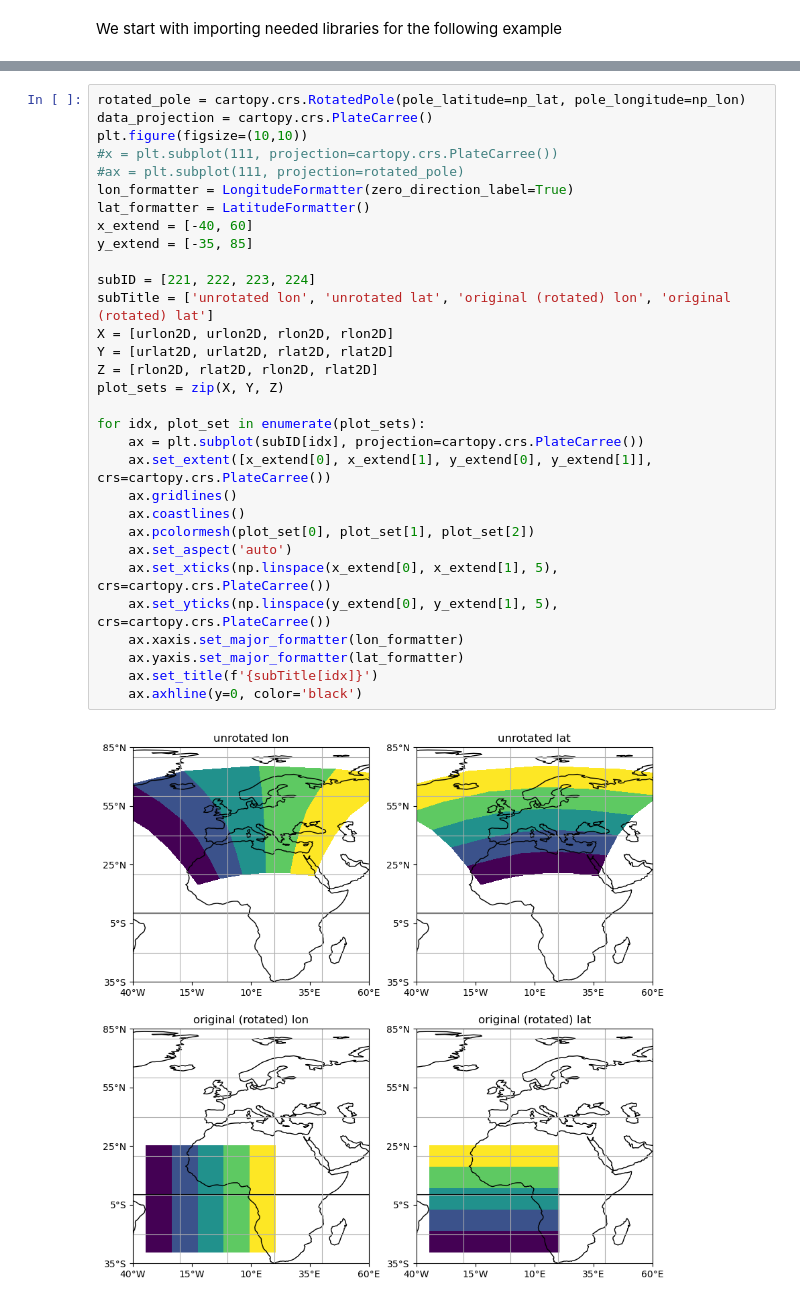
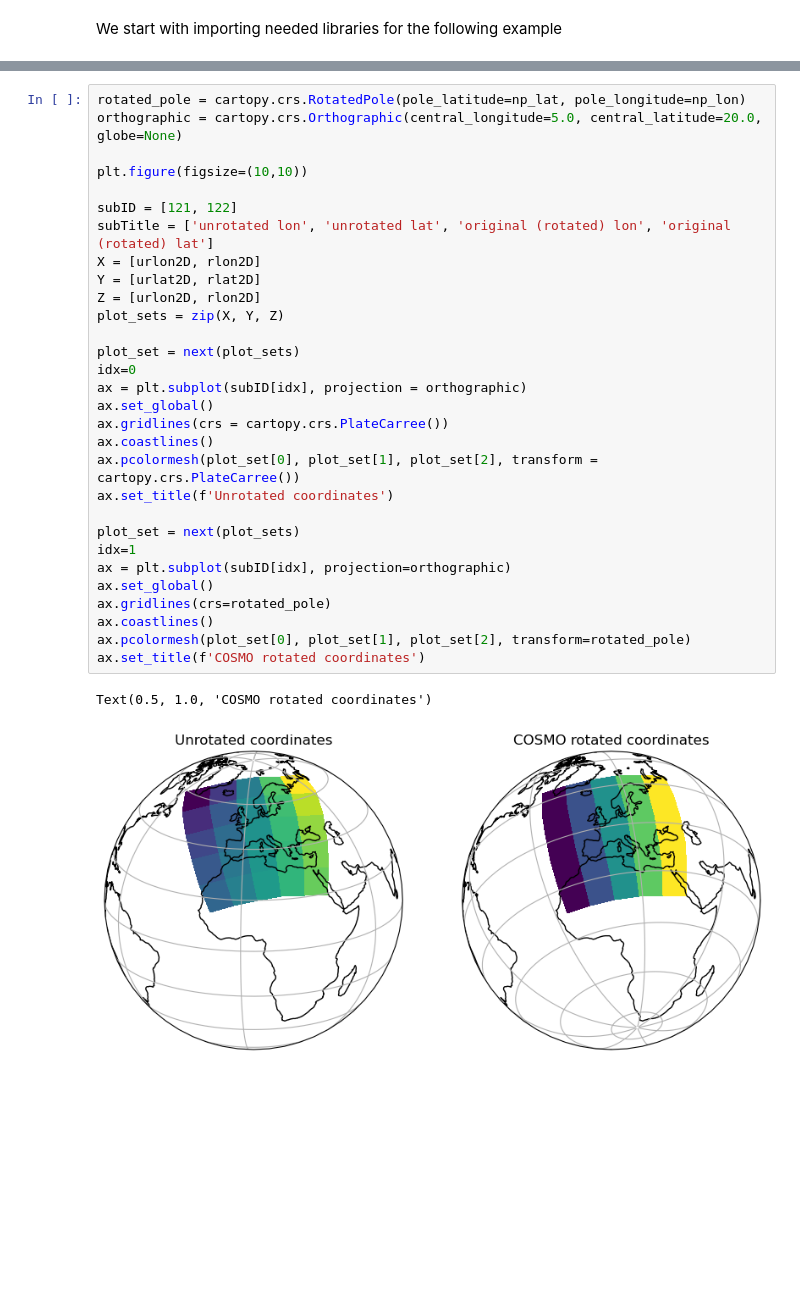
Before and after one commit to HPSCTerrSys/SLOTH, a Jupyter notebook: examples/ex_coordTrafo.ipynb, the cells around one changed output, grey strips where cells are left out. Drawn from its saved outputs; the diff is of its cells as text; blank space fills up the shorter version.

Commit message:
Update ex_coordTrafo.ipynb
- update ex_coordTrafo.ipynb for more easy understanding

```diff
--- a/examples/ex_coordTrafo.ipynb
+++ b/examples/ex_coordTrafo.ipynb
@@ -183,33 +101,33 @@ rlat2D:
 # %%
 rotated_pole = cartopy.crs.RotatedPole(pole_latitude=np_lat, pole_longitude=np_lon)
-data_projection = cartopy.crs.PlateCarree()
+orthographic = cartopy.crs.Orthographic(central_longitude=5.0, central_latitude=20.0, globe=None)
+
 plt.figure(figsize=(10,10))
-#x = plt.subplot(111, projection=cartopy.crs.PlateCarree())
-#ax = plt.subplot(111, projection=rotated_pole)
-lon_formatter = LongitudeFormatter(zero_direction_label=True)
-lat_formatter = LatitudeFormatter()
-x_extend = [-40, 60]
-y_extend = [-35, 85]
 
-subID = [221, 222, 223, 224]
+subID = [121, 122]
 subTitle = ['unrotated lon', 'unrotated lat', 'original (rotated) lon', 'original (rotated) lat']
-X = [urlon2D, urlon2D, rlon2D, rlon2D]
-Y = [urlat2D, urlat2D, rlat2D, rlat2D]
-Z = [rlon2D, rlat2D, rlon2D, rlat2D]
+X = [urlon2D, rlon2D]
+Y = [urlat2D, rlat2D]
+Z = [urlon2D, rlon2D]
 plot_sets = zip(X, Y, Z)
 
-for idx, plot_set in enumerate(plot_sets):
-    ax = plt.subplot(subID[idx], projection=cartopy.crs.PlateCarree())
-    ax.set_extent([x_extend[0], x_extend[1], y_extend[0], y_extend[1]], crs=cartopy.crs.PlateCarree())
-    ax.gridlines()
-    ax.coastlines()
-    ax.pcolormesh(plot_set[0], plot_set[1], plot_set[2])
-    ax.set_aspect('auto')
-    ax.set_xticks(np.linspace(x_extend[0], x_extend[1], 5), crs=cartopy.crs.PlateCarree())
-    ax.set_yticks(np.linspace(y_extend[0], y_extend[1], 5), crs=cartopy.crs.PlateCarree())
-    ax.xaxis.set_major_formatter(lon_formatter)
-    ax.yaxis.set_major_formatter(lat_formatter)
-    ax.set_title(f'{subTitle[idx]}')
-    ax.axhline(y=0, color='black')
+plot_set = next(plot_sets)
+idx=0
+ax = plt.subplot(subID[idx], projection = orthographic)
+ax.set_global()
+ax.gridlines(crs = cartopy.crs.PlateCarree())
+ax.coastlines()
+ax.pcolormesh(plot_set[0], plot_set[1], plot_set[2], transform = cartopy.crs.PlateCarree())
+ax.set_title(f'Unrotated coordinates')
+
+plot_set = next(plot_sets)
+idx=1
+ax = plt.subplot(subID[idx], projection=orthographic)
+ax.set_global()
+ax.gridlines(crs=rotated_pole)
+ax.coastlines()
+ax.pcolormesh(plot_set[0], plot_set[1], plot_set[2], transform=rotated_pole)
+ax.set_title(f'COSMO rotated coordinates')
 # %% [output]
+Text(0.5, 1.0, 'COSMO rotated coordinates')
-[figure, old version]
+[figure, new version]
```
Also changed, not shown: parts of 19 cells of this notebook.
